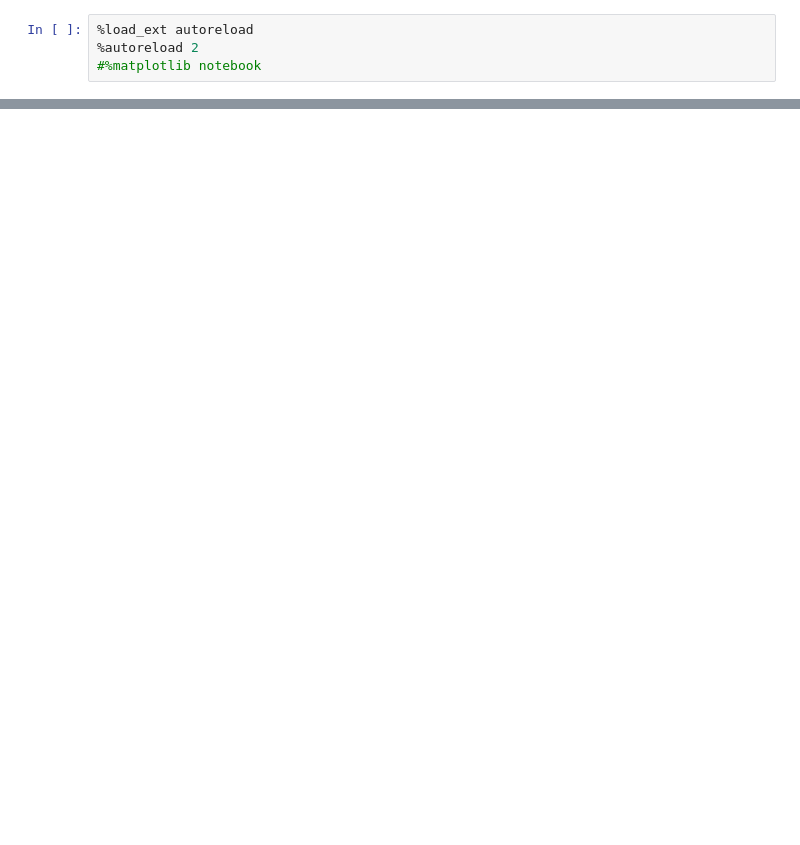
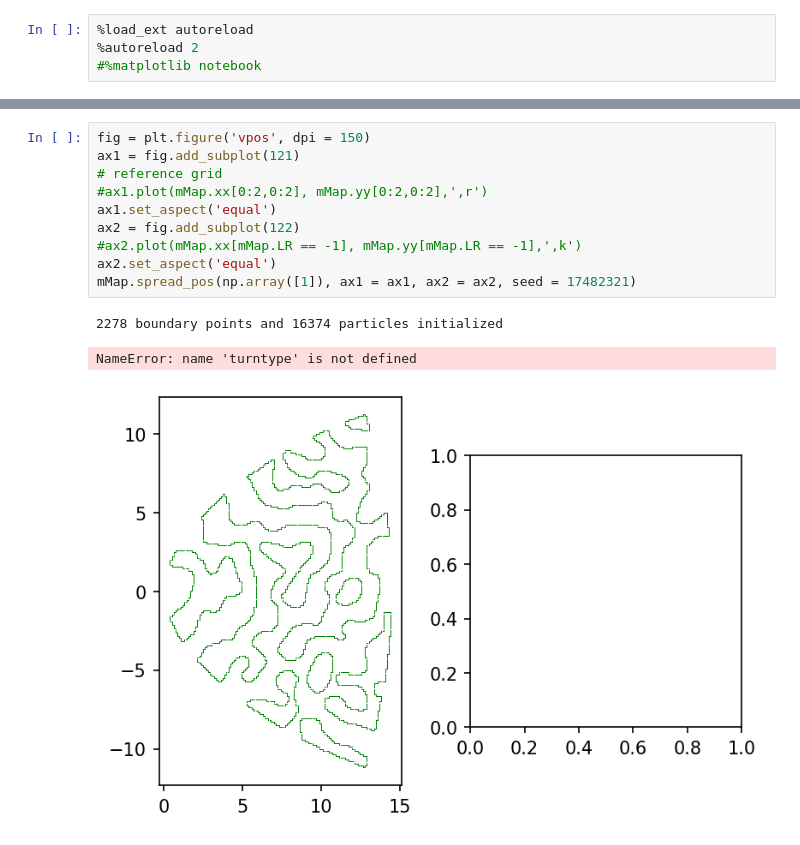
Before and after one commit to g13/patchV1, a Jupyter notebook: OD_VF.ipynb, the cells around one changed output, grey strips where cells are left out. Cells and saved outputs as stored; diff of their text form; blank space fills up the shorter version.

```diff
--- a/OD_VF.ipynb
+++ b/OD_VF.ipynb
@@ -43 +73,15 @@ mMap = macroMap(nx, ny, x, y, nblock, blockSize, LR_Pi_file, pos_file, a, b, k,
+# %%
+fig = plt.figure('vpos', dpi = 150)
+ax1 = fig.add_subplot(121)
+# reference grid
+#ax1.plot(mMap.xx[0:2,0:2], mMap.yy[0:2,0:2],',r')
+ax1.set_aspect('equal')
+ax2 = fig.add_subplot(122)
+#ax2.plot(mMap.xx[mMap.LR == -1], mMap.yy[mMap.LR == -1],',k')
+ax2.set_aspect('equal')
+mMap.spread_pos(np.array([1]), ax1 = ax1, ax2 = ax2, seed = 17482321)
+# %% [output]
+2278 boundary points and 16374 particles initialized
+NameError: name 'turntype' is not defined
+[figure, added]
 # %%
```
Also changed, not shown: parts of 12 cells of this notebook, 4 other files.
